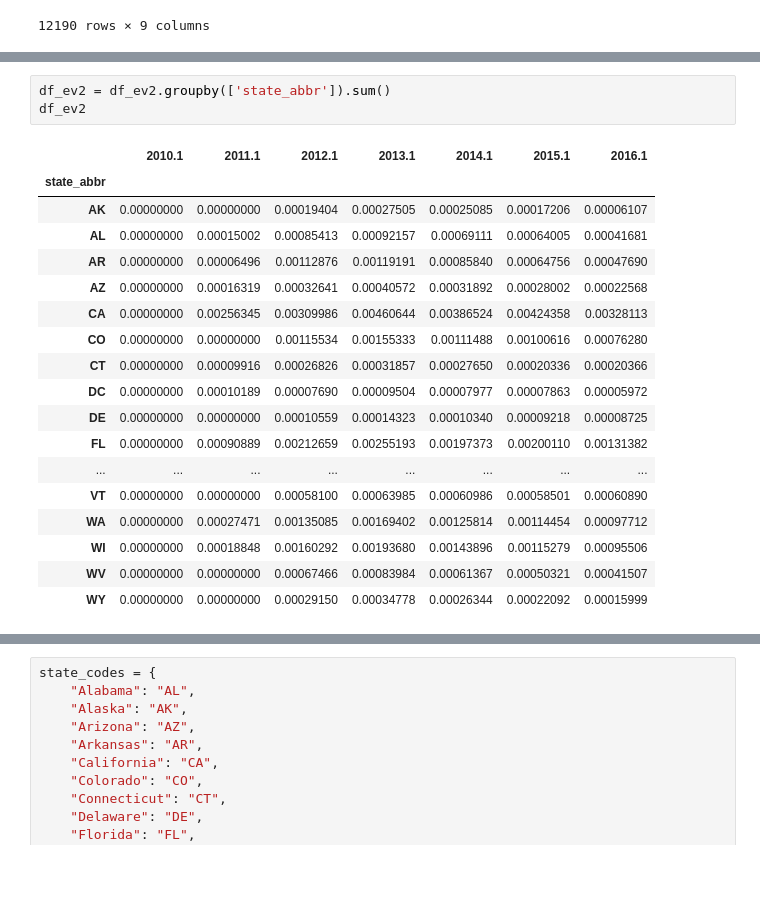
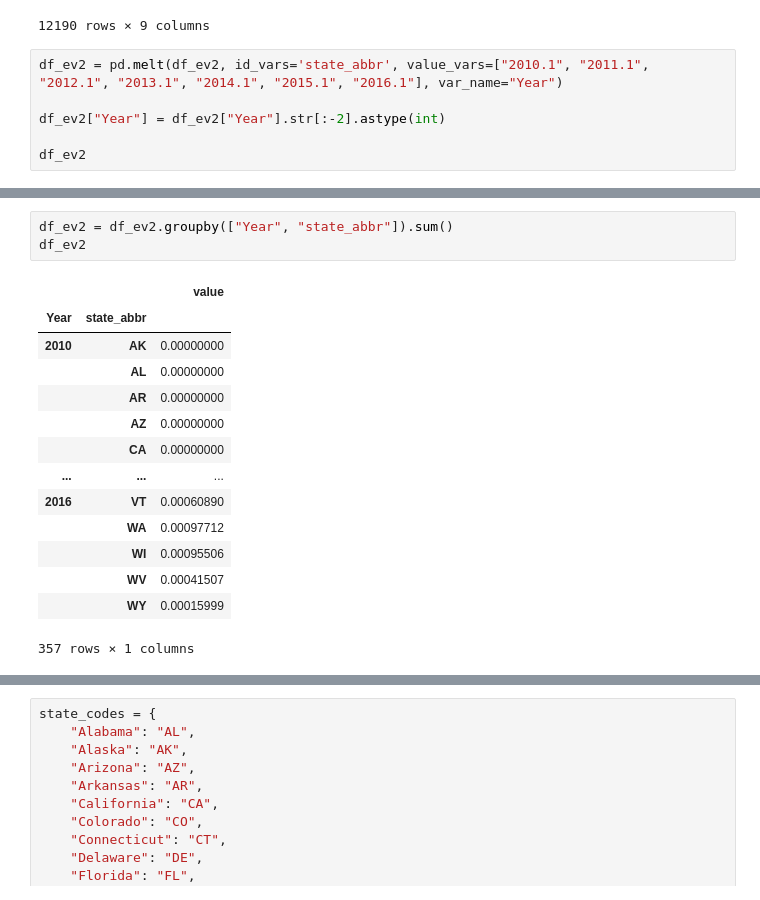
Before and after one commit to monal20/Neueda2023, a Jupyter notebook: Analysis.ipynb, the cells around one changed output, grey strips where cells are left out. Saved outputs shown, nothing was run; the diff lists cells and outputs as text; blank space fills up the shorter version.

```diff
--- a/Analysis.ipynb
+++ b/Analysis.ipynb
@@ -58,3 +58,9 @@ df_ev2
 | 50812 | WY | HYBRID ELECTRIC VEHICLE | 0.00000000 | 0.00000000 | 0.00000000 | 0.00000000 | 0.00000000 | 0.00000000 | 0.00000000 |
 | 50813 | WY | PLUG IN HYBRID ELECTRIC VEHICLE | 0.00000000 | 0.00000000 | 0.00000000 | 0.00000000 | 0.00000000 | 0.00000000 | 0.00000000 |
 12190 rows × 9 columns
+# %%
+df_ev2 = pd.melt(df_ev2, id_vars='state_abbr', value_vars=["2010.1", "2011.1", "2012.1", "2013.1", "2014.1", "2015.1", "2016.1"], var_name="Year")
+
+df_ev2["Year"] = df_ev2["Year"].str[:-2].astype(int)
+
+df_ev2
@@ -61,22 +81,18 @@ df_ev2
 # %%
-df_ev2 = df_ev2.groupby(['state_abbr']).sum()
+df_ev2 = df_ev2.groupby(["Year", "state_abbr"]).sum()
 df_ev2
 # %% [output]
-|  | 2010.1 | 2011.1 | 2012.1 | 2013.1 | 2014.1 | 2015.1 | 2016.1 |
-| state_abbr |  |  |  |  |  |  |  |
-| AK | 0.00000000 | 0.00000000 | 0.00019404 | 0.00027505 | 0.00025085 | 0.00017206 | 0.00006107 |
-| AL | 0.00000000 | 0.00015002 | 0.00085413 | 0.00092157 | 0.00069111 | 0.00064005 | 0.00041681 |
-| AR | 0.00000000 | 0.00006496 | 0.00112876 | 0.00119191 | 0.00085840 | 0.00064756 | 0.00047690 |
-| AZ | 0.00000000 | 0.00016319 | 0.00032641 | 0.00040572 | 0.00031892 | 0.00028002 | 0.00022568 |
-| CA | 0.00000000 | 0.00256345 | 0.00309986 | 0.00460644 | 0.00386524 | 0.00424358 | 0.00328113 |
-| CO | 0.00000000 | 0.00000000 | 0.00115534 | 0.00155333 | 0.00111488 | 0.00100616 | 0.00076280 |
-| CT | 0.00000000 | 0.00009916 | 0.00026826 | 0.00031857 | 0.00027650 | 0.00020336 | 0.00020366 |
-| DC | 0.00000000 | 0.00010189 | 0.00007690 | 0.00009504 | 0.00007977 | 0.00007863 | 0.00005972 |
-| DE | 0.00000000 | 0.00000000 | 0.00010559 | 0.00014323 | 0.00010340 | 0.00009218 | 0.00008725 |
-| FL | 0.00000000 | 0.00090889 | 0.00212659 | 0.00255193 | 0.00197373 | 0.00200110 | 0.00131382 |
-| ... | ... | ... | ... | ... | ... | ... | ... |
-| VT | 0.00000000 | 0.00000000 | 0.00058100 | 0.00063985 | 0.00060986 | 0.00058501 | 0.00060890 |
-| WA | 0.00000000 | 0.00027471 | 0.00135085 | 0.00169402 | 0.00125814 | 0.00114454 | 0.00097712 |
-| WI | 0.00000000 | 0.00018848 | 0.00160292 | 0.00193680 | 0.00143896 | 0.00115279 | 0.00095506 |
-| WV | 0.00000000 | 0.00000000 | 0.00067466 | 0.00083984 | 0.00061367 | 0.00050321 | 0.00041507 |
-| WY | 0.00000000 | 0.00000000 | 0.00029150 | 0.00034778 | 0.00026344 | 0.00022092 | 0.00015999 |
+|  |  | value |
+| Year | state_abbr |  |
+| 2010 | AK | 0.00000000 |
+|  | AL | 0.00000000 |
+|  | AR | 0.00000000 |
+|  | AZ | 0.00000000 |
+|  | CA | 0.00000000 |
+| ... | ... | ... |
+| 2016 | VT | 0.00060890 |
+|  | WA | 0.00097712 |
+|  | WI | 0.00095506 |
+|  | WV | 0.00041507 |
+|  | WY | 0.00015999 |
+357 rows × 1 columns
```
Also changed, not shown: parts of 8 cells of this notebook, 1 other file.
